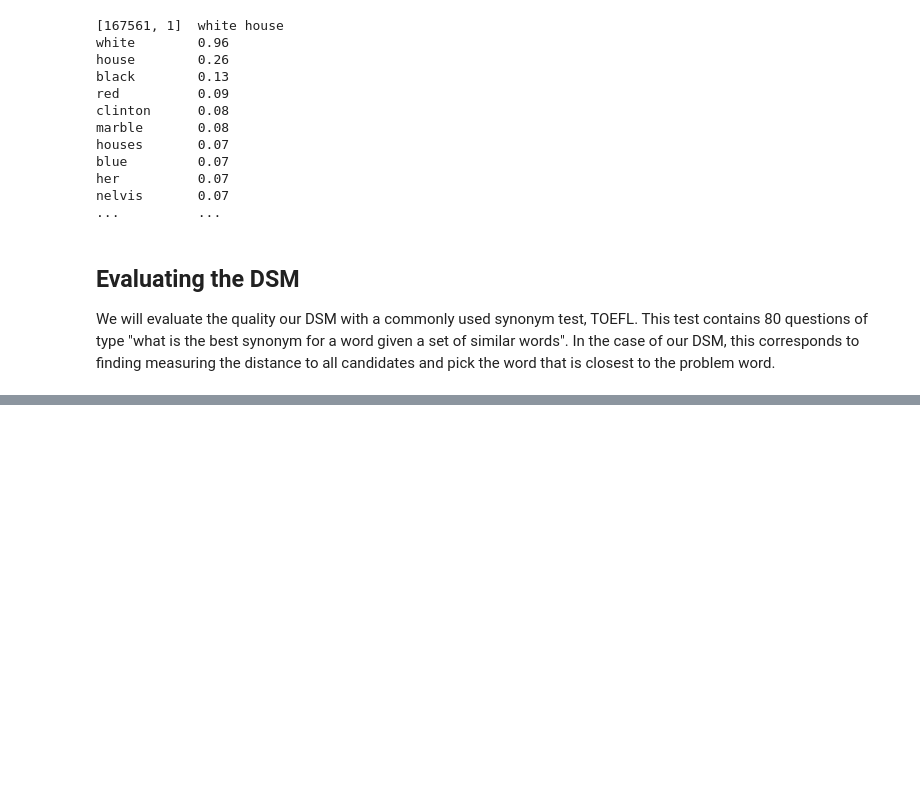
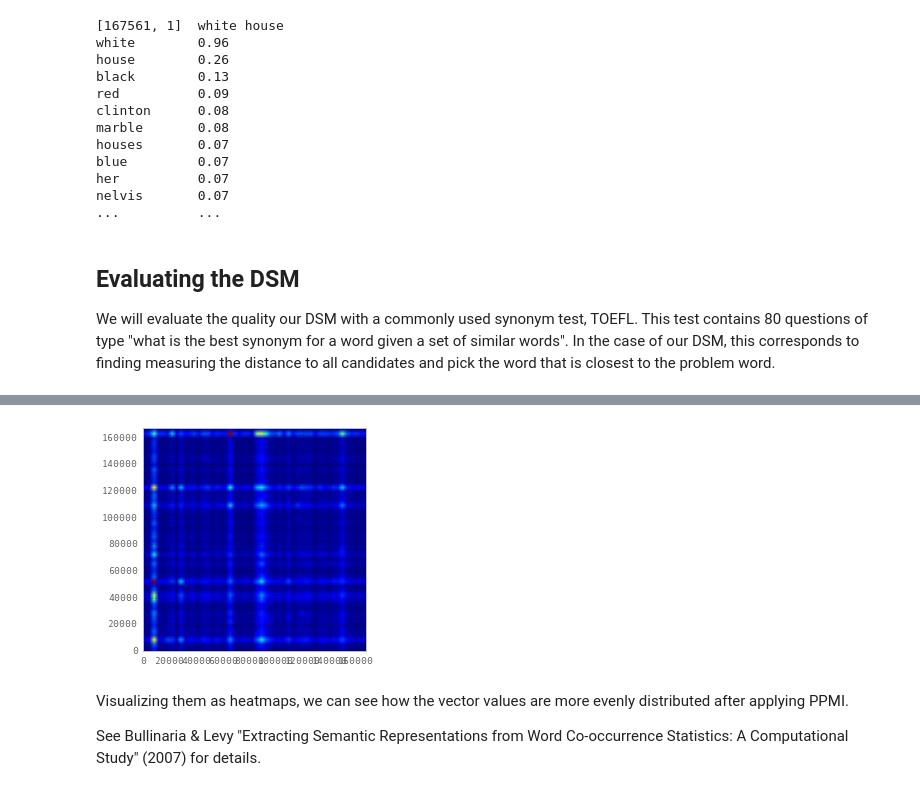
Before and after one commit to hihihippp/notebooks, a Jupyter notebook: PyDSM Meetup Presentation.ipynb, the cells around one changed output, grey strips where cells are left out. Cells and saved outputs as stored; diff of their text form; code cells hidden in the pictures; blank space fills up the shorter version.

```diff
--- a/PyDSM Meetup Presentation.ipynb
+++ b/PyDSM Meetup Presentation.ipynb
@@ -129,0 +122,8 @@ Total time of evaluate: 0.75 sec
+# %%
+dsm.visualize(vis_func=pydsm.visualization.heatmap)
+# %% [output]
+[figure, added]
+# %% [markdown]
+Visualizing them as heatmaps, we can see how the vector values are more evenly distributed after applying PPMI.
+
+See Bullinaria & Levy "Extracting Semantic Representations from Word Co-occurrence Statistics: A Computational Study" (2007) for details.
```
Also changed, not shown: parts of 10 cells of this notebook.
